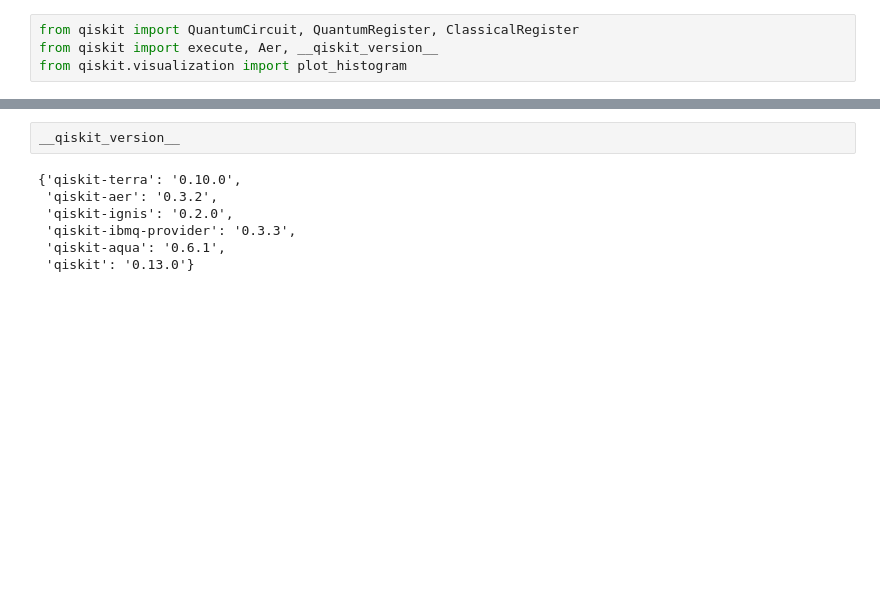
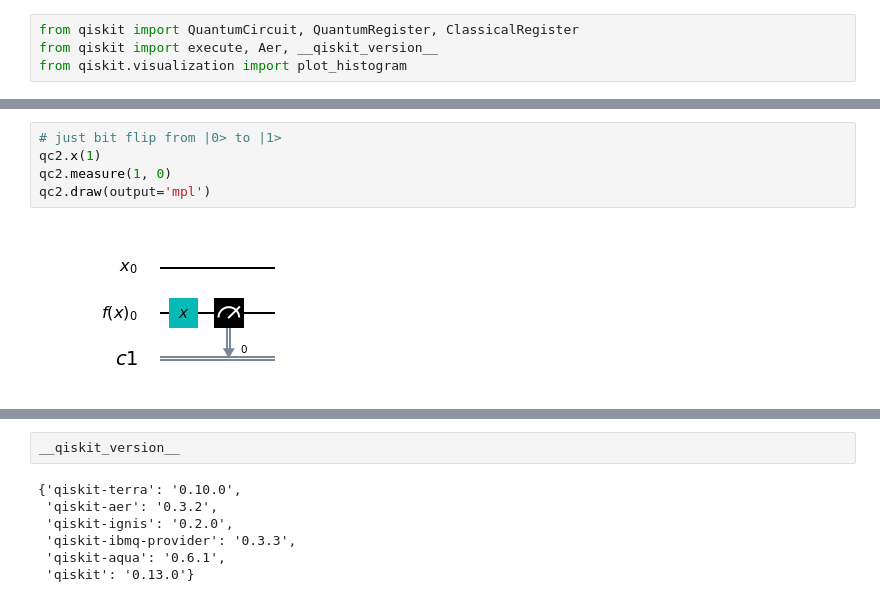
Before and after one commit to mdw/qiskit, a Jupyter notebook: Deutsch_Oracle.ipynb, the cells around one changed output, grey strips where cells are left out. Drawn from its saved outputs; the diff is of its cells as text; blank space fills up the shorter version.

```diff
--- a/Deutsch_Oracle.ipynb
+++ b/Deutsch_Oracle.ipynb
@@ -27,0 +38,7 @@ c.barrier()
+# %%
+# just bit flip from |0> to |1>
+qc2.x(1)
+qc2.measure(1, 0)
+qc2.draw(output='mpl')
+# %% [output]
+[figure, added]
```
Also changed, not shown: parts of 22 cells of this notebook.
